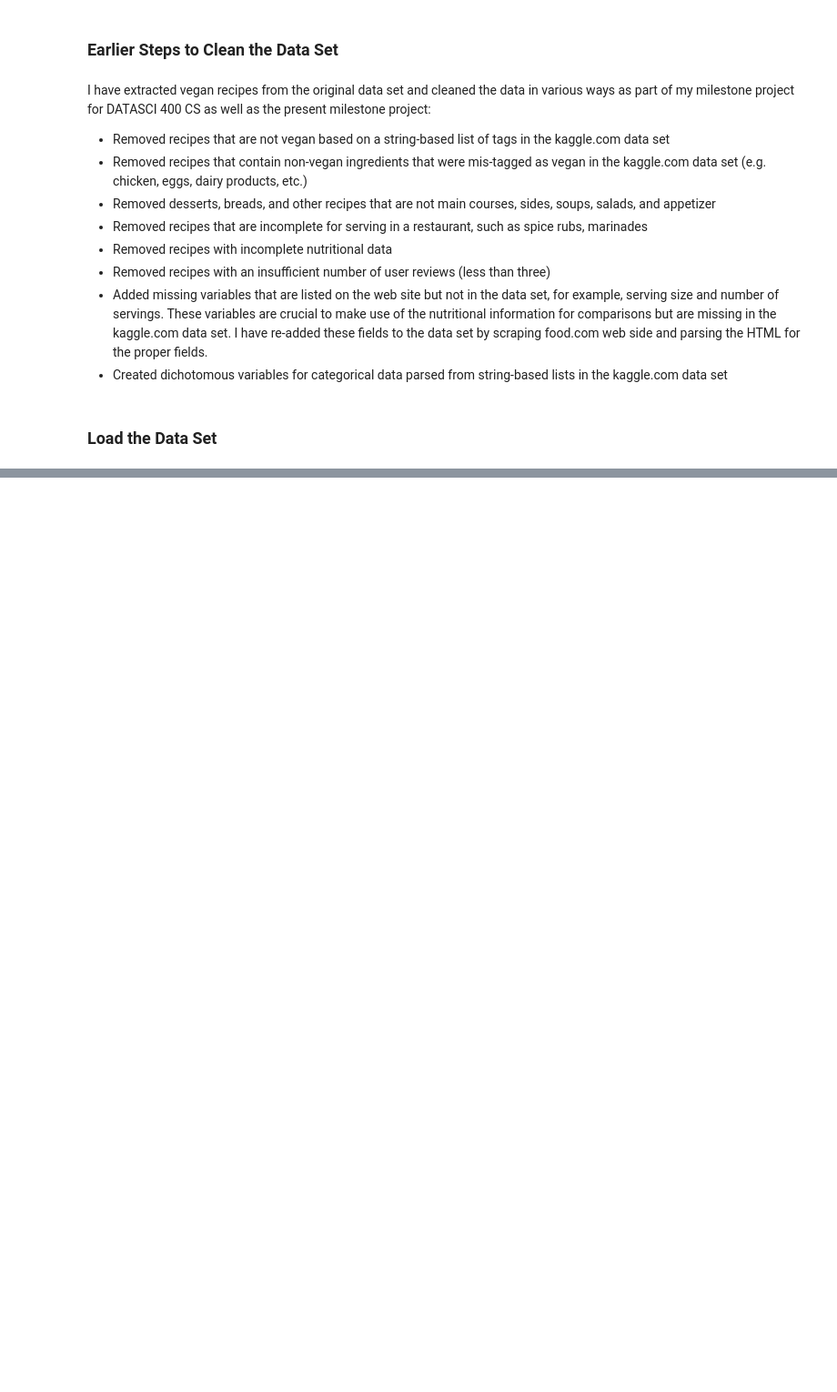
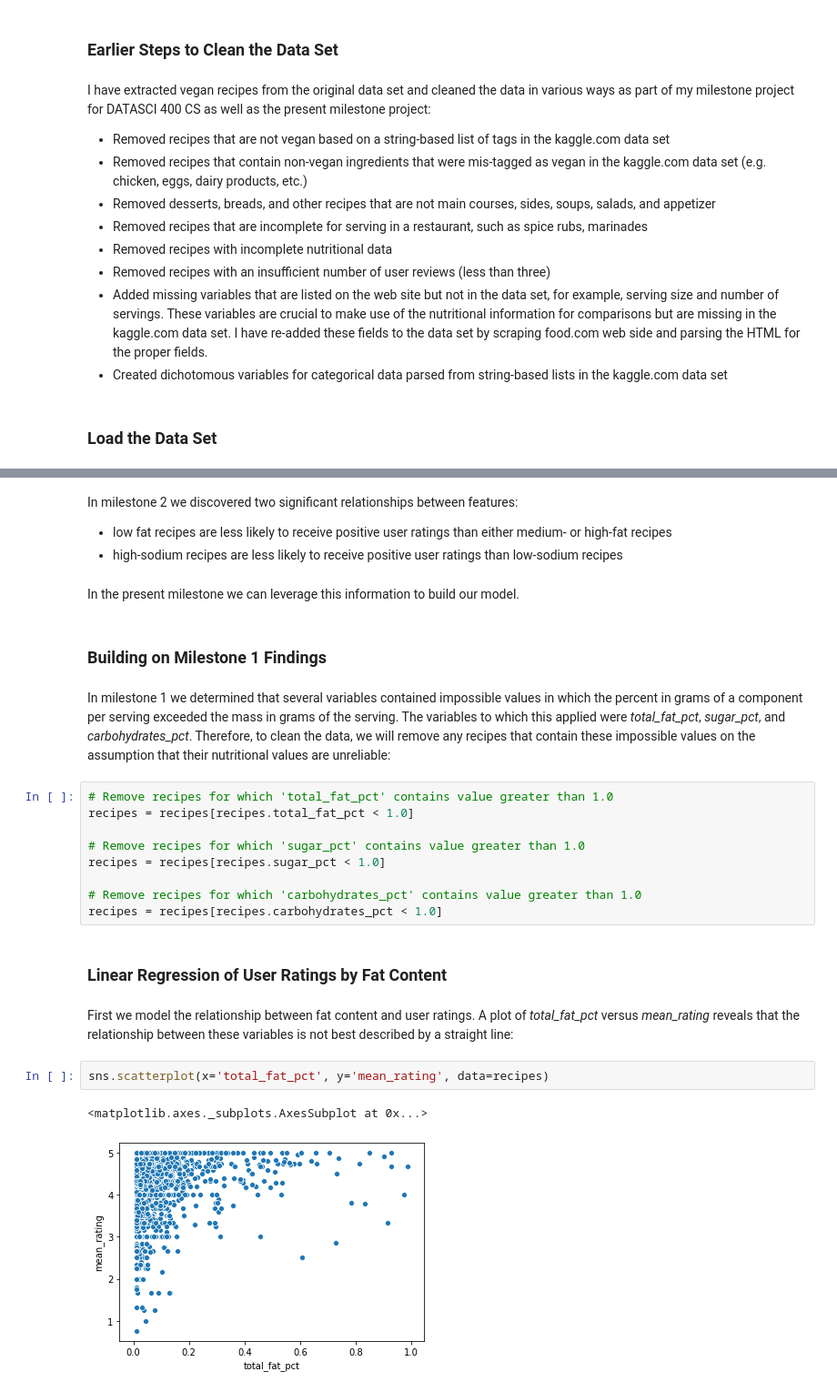
Before and after one commit to pelorenz/data-science-410, a Jupyter notebook: PeterLorenz-M03.ipynb, the cells around one changed output, grey strips where cells are left out. Shown at 91% size. Saved outputs shown, nothing was run; the diff lists cells and outputs as text; blank space fills up the shorter version.

Commit message:
Regression fat model

```diff
--- a/PeterLorenz-M03.ipynb
+++ b/PeterLorenz-M03.ipynb
@@ -58,0 +91,29 @@ recipes = pd.read_table(url)
+# %% [markdown]
+In milestone 2 we discovered two significant relationships between features:
+
+- low fat recipes are less likely to receive positive user ratings than either medium- or high-fat recipes
+- high-sodium recipes are less likely to receive positive user ratings than low-sodium recipes
+# %% [markdown]
+In the present milestone we can leverage this information to build our model.
+# %% [markdown]
+### Building on Milestone 1 Findings
+# %% [markdown]
+In milestone 1 we determined that several variables contained impossible values in which the percent in grams of a component per serving exceeded the mass in grams of the serving. The variables to which this applied were *total_fat_pct*, *sugar_pct*, and *carbohydrates_pct*. Therefore, to clean the data, we will remove any recipes that contain these impossible values on the assumption that their nutritional values are unreliable:
+# %%
+# Remove recipes for which 'total_fat_pct' contains value greater than 1.0
+recipes = recipes[recipes.total_fat_pct < 1.0]
+
+# Remove recipes for which 'sugar_pct' contains value greater than 1.0
+recipes = recipes[recipes.sugar_pct < 1.0]
+
+# Remove recipes for which 'carbohydrates_pct' contains value greater than 1.0
+recipes = recipes[recipes.carbohydrates_pct < 1.0]
+# %% [markdown]
+### Linear Regression of User Ratings by Fat Content
+# %% [markdown]
+First we model the relationship between fat content and user ratings. A plot of *total_fat_pct* versus *mean_rating* reveals that the relationship between these variables is not best described by a straight line:
+# %%
+sns.scatterplot(x='total_fat_pct', y='mean_rating', data=recipes)
+# %% [output]
+<matplotlib.axes._subplots.AxesSubplot at 0x...>
+[figure, added]
```
Also changed, not shown: parts of 25 cells of this notebook.
